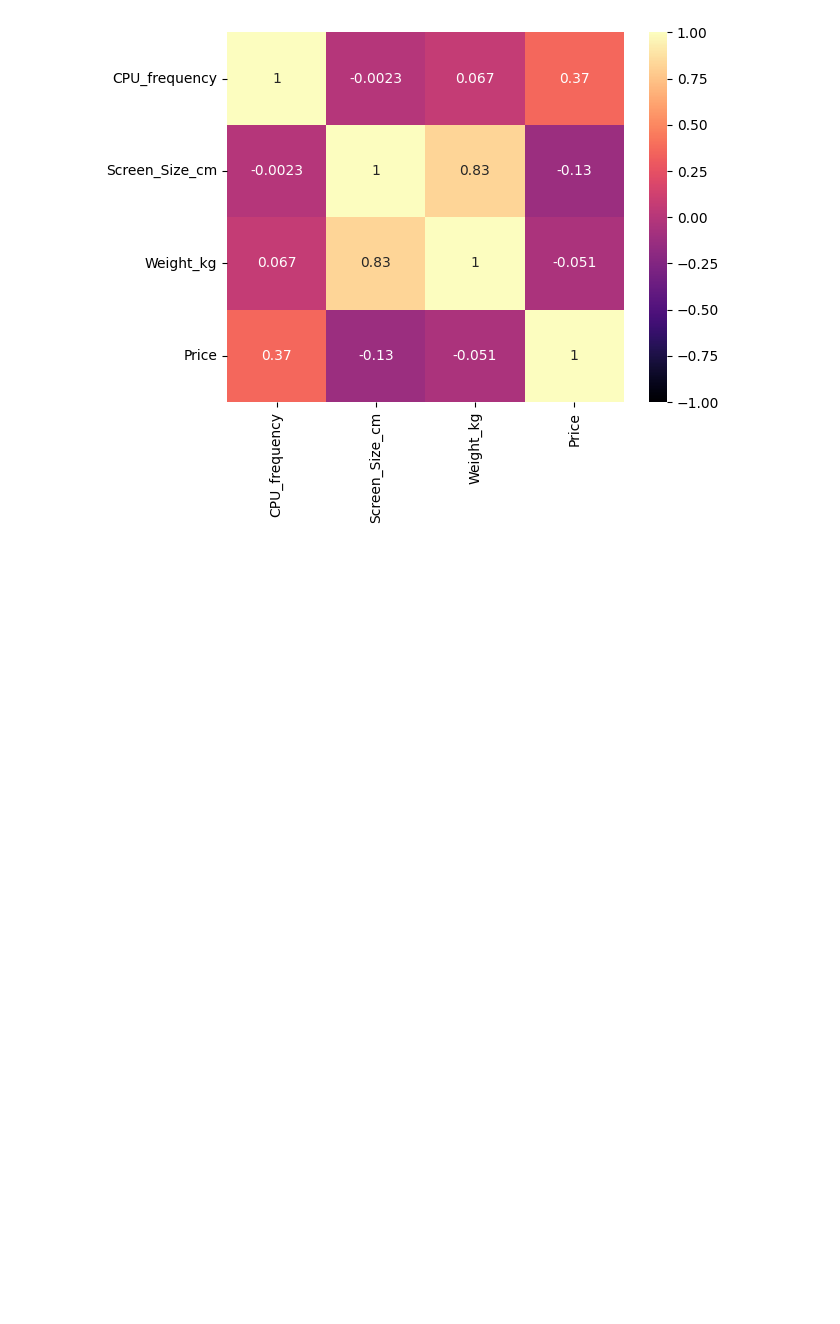
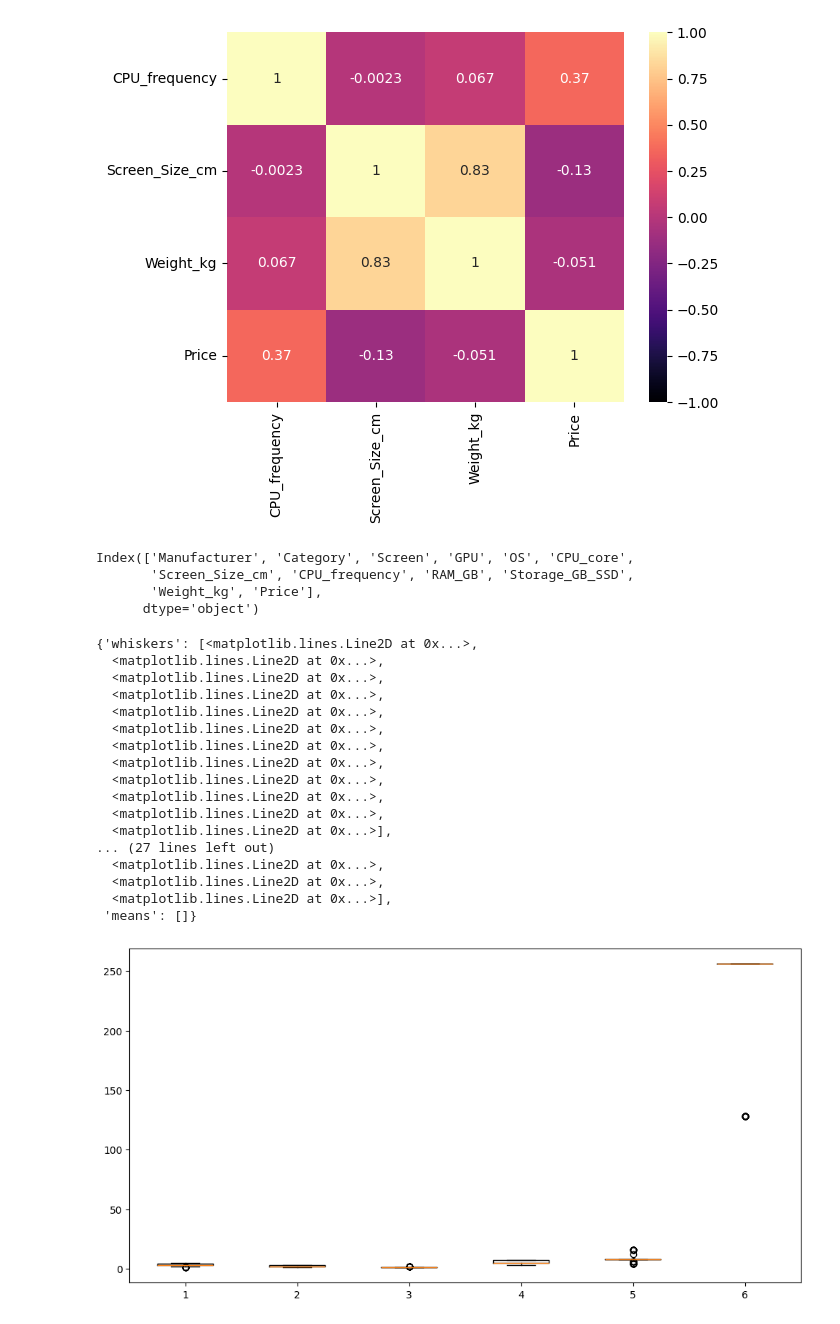
Before and after one commit to dipak1920basnet/eda_laptop_pricing, a Jupyter notebook: lab_laptop.ipynb, the cells around one changed output. Drawn from its saved outputs; the diff is of its cells as text; code cells hidden in the pictures; blank space fills up the shorter version.

Commit message:
plotted a box plot

```diff
--- a/lab_laptop.ipynb
+++ b/lab_laptop.ipynb
@@ -71,3 +71,34 @@ sns.heatmap(data_corr, vmin=-1,vmax=1,annot=True, cmap="magma")
 # %% [output]
 <Axes: >
 [figure]
+# %%
+df.columns
+# %% [output]
+Index(['Manufacturer', 'Category', 'Screen', 'GPU', 'OS', 'CPU_core',
+       'Screen_Size_cm', 'CPU_frequency', 'RAM_GB', 'Storage_GB_SSD',
+       'Weight_kg', 'Price'],
+      dtype='object')
+# %%
+features = ['Category','GPU', 'OS', 'CPU_core','RAM_GB', 'Storage_GB_SSD']
+# %%
+plt.figure(figsize=(12, 6))
+plt.boxplot(df[features].values)
+# %% [output]
+{'whiskers': [<matplotlib.lines.Line2D at 0x...>,
+  <matplotlib.lines.Line2D at 0x...>,
+  <matplotlib.lines.Line2D at 0x...>,
+  <matplotlib.lines.Line2D at 0x...>,
+  <matplotlib.lines.Line2D at 0x...>,
+  <matplotlib.lines.Line2D at 0x...>,
+  <matplotlib.lines.Line2D at 0x...>,
+  <matplotlib.lines.Line2D at 0x...>,
+  <matplotlib.lines.Line2D at 0x...>,
+  <matplotlib.lines.Line2D at 0x...>,
+  <matplotlib.lines.Line2D at 0x...>,
+  <matplotlib.lines.Line2D at 0x...>],
+... (27 lines left out)
+  <matplotlib.lines.Line2D at 0x...>,
+  <matplotlib.lines.Line2D at 0x...>,
+  <matplotlib.lines.Line2D at 0x...>],
+ 'means': []}
+[figure, added]
```
Also changed, not shown: parts of 10 cells of this notebook.
